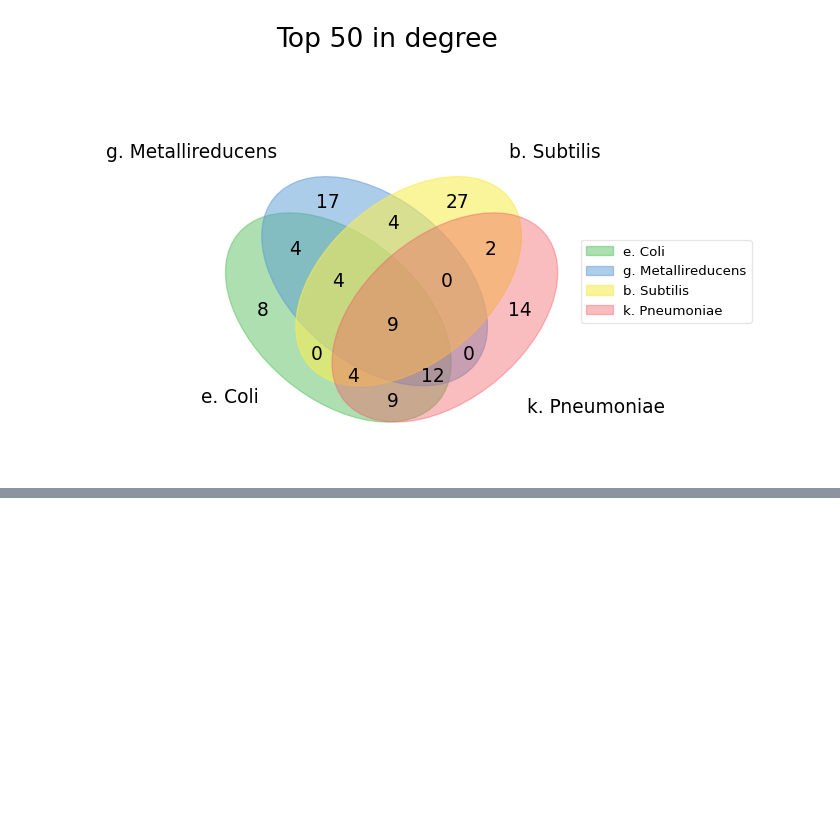
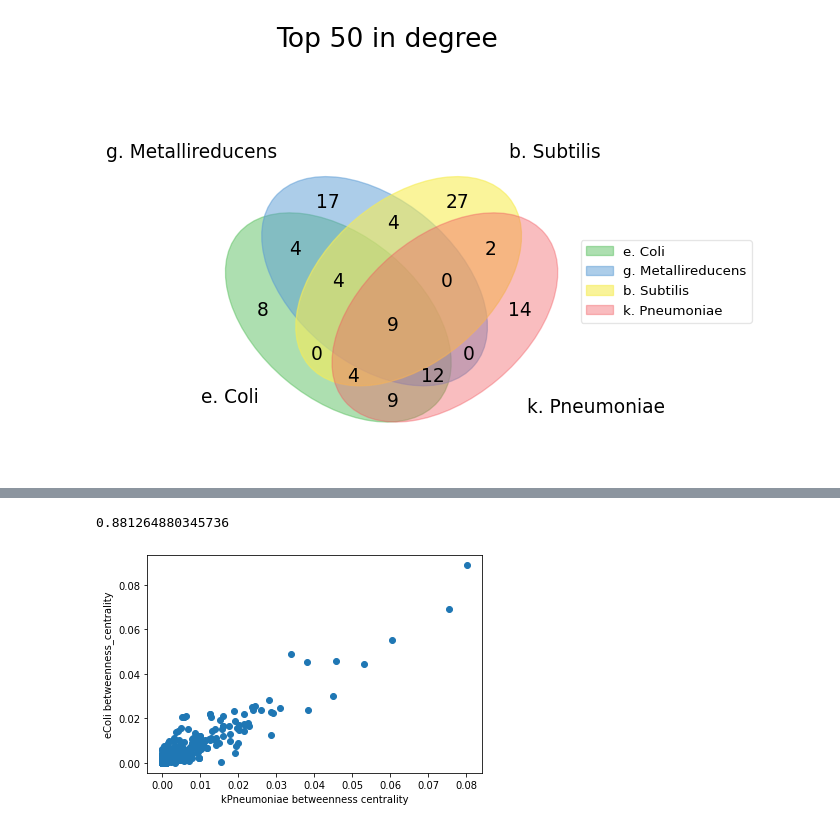
Before and after one commit to maggietsui/BMI206_final, a Jupyter notebook: individual_project.ipynb, the cells around one changed output, grey strips where cells are left out. Saved outputs shown, nothing was run; the diff lists cells and outputs as text; code cells hidden in the pictures; blank space fills up the shorter version.

```diff
--- a/individual_project.ipynb
+++ b/individual_project.ipynb
@@ -482,0 +219,14 @@ fig.savefig('./cascade_venn.pdf', bbox_inches='tight')
+# %%
+# corr betw KP and EC betw centrality (shared reactions)
+KP_bc = pd.Series(nx.betweenness_centrality(g_list['kPneumoniae']))
+EC_bc = pd.Series(nx.betweenness_centrality(g_list['eColi']))
+overlap = (KP_bc.index).intersection(EC_bc.index)
+corr = pd.Series.corr(KP_bc[overlap], EC_bc[overlap], method="spearman")
+print(corr)
+
+plt.scatter(KP_bc[overlap].values, EC_bc[overlap].values, marker='o')
+plt.xlabel("kPneumoniae betweenness centrality")
+plt.ylabel("eColi betweenness_centrality");
+# %% [output]
+0.881264880345736
+[figure, added]
```
Also changed, not shown: parts of 56 cells of this notebook.
